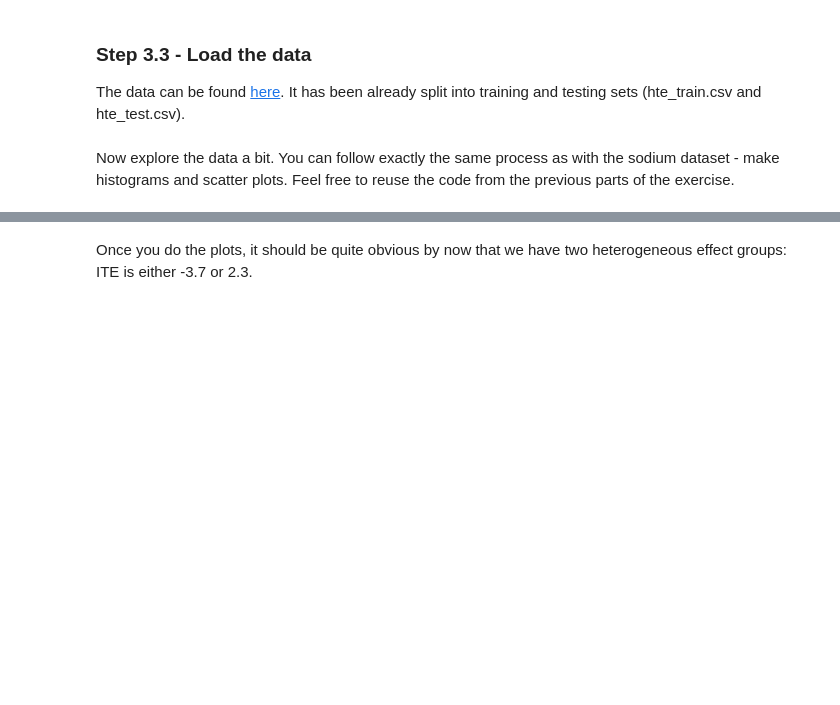
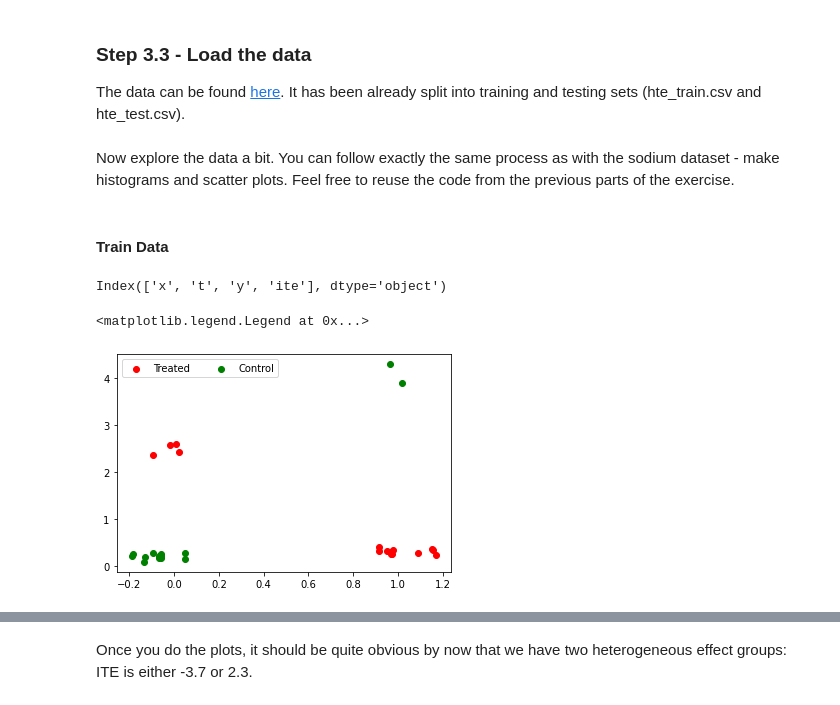
Before and after one commit to PauMarquez99/DataScience-CE888, a Jupyter notebook: lab4/Lab_4_Causal_Inference.ipynb, the cells around one changed output, grey strips where cells are left out. Drawn from its saved outputs; the diff is of its cells as text; code cells hidden in the pictures; blank space fills up the shorter version.

```diff
--- a/lab4/Lab_4_Causal_Inference.ipynb
+++ b/lab4/Lab_4_Causal_Inference.ipynb
@@ -487,11 +501,16 @@ The data can be found [here](https://github.com/dmachlanski/CE888_2022/tree/main
 # 1. Load hte_train.csv from: https://raw.githubusercontent.com/dmachlanski/CE888_2022/main/lab4/data/hte_train.csv
 # 2. Load hte_test.csv from: https://raw.githubusercontent.com/dmachlanski/CE888_2022/main/lab4/data/hte_test.csv
 
-# YOUR CODE HERE
+hte_train = pd.read_csv('https://raw.githubusercontent.com/dmachlanski/CE888_2022/main/lab4/data/hte_train.csv')
+hte_test = pd.read_csv('https://raw.githubusercontent.com/dmachlanski/CE888_2022/main/lab4/data/hte_test.csv')
 # %% [markdown]
 Now explore the data a bit. You can follow exactly the same process as with the sodium dataset - make histograms and scatter plots. Feel free to reuse the code from the previous parts of the exercise.
+# %% [markdown]
+#### Train Data
 # %%
 # Scatter plots - feel free to reuse the code from the sodium example.
 # Hint: use DataFrame.loc to access treated and control units, or store the columns as numpy arrays.
-
+hte_train.columns
 # YOUR CODE HERE
+# %% [output]
+Index(['x', 't', 'y', 'ite'], dtype='object')
@@ -501,0 +517,13 @@ Now explore the data a bit. You can follow exactly the same process as with the
+# %%
+Xhte_train = np.array(hte_train['x'])
+Thte_train = np.array(hte_train['t'])
+Yhte_train = np.array(hte_train['y'])
+itehte_train = np.array(hte_train['ite'])
+# %%
+limit = 100
+plt.scatter(Xhte_train[Thte_train == 1][:limit], Yhte_train[Thte_train == 1][:limit], c = "r", label = "Treated")
+plt.scatter(Xhte_train[Thte_train == 0][:limit], Yhte_train[Thte_train == 0][:limit], c = "g", label = "Control")
+plt.legend(ncol=2)
+# %% [output]
+<matplotlib.legend.Legend at 0x...>
+[figure, added]
```
Also changed, not shown: parts of 31 cells of this notebook.
